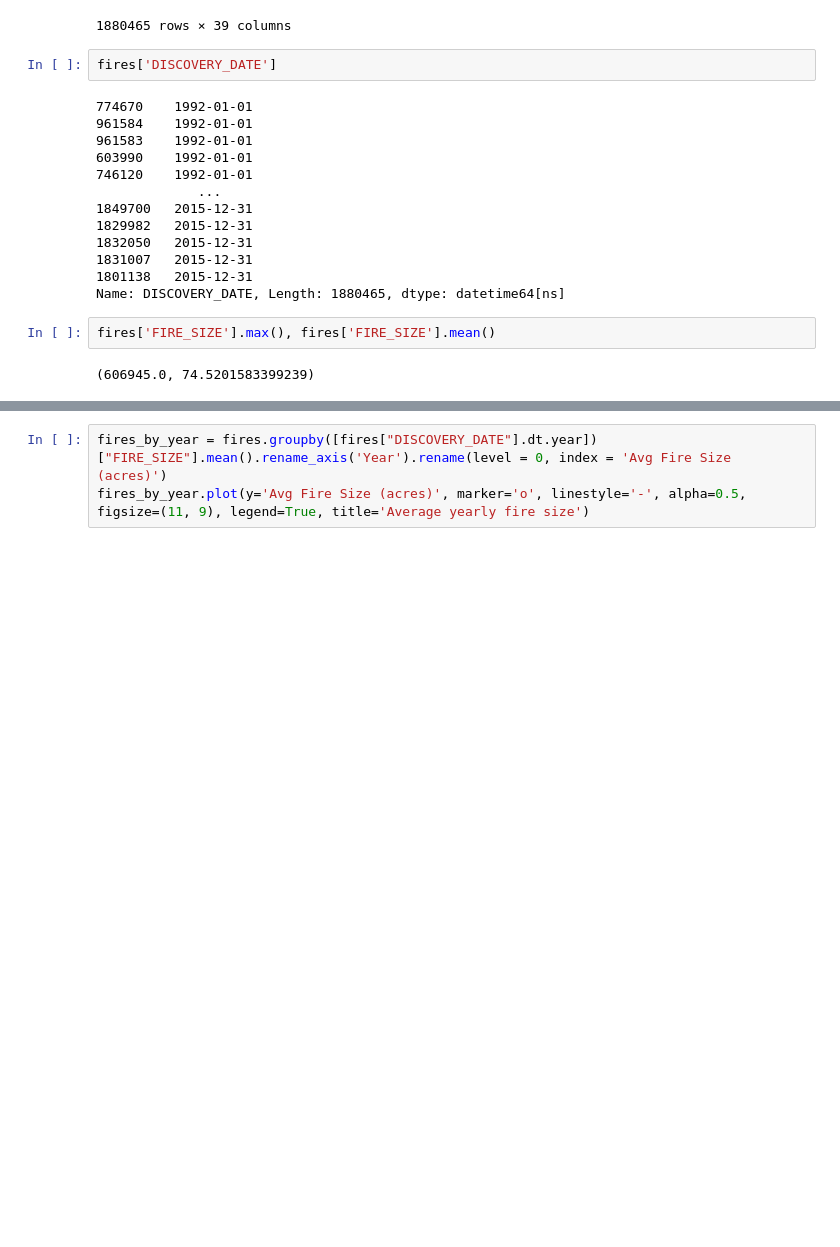
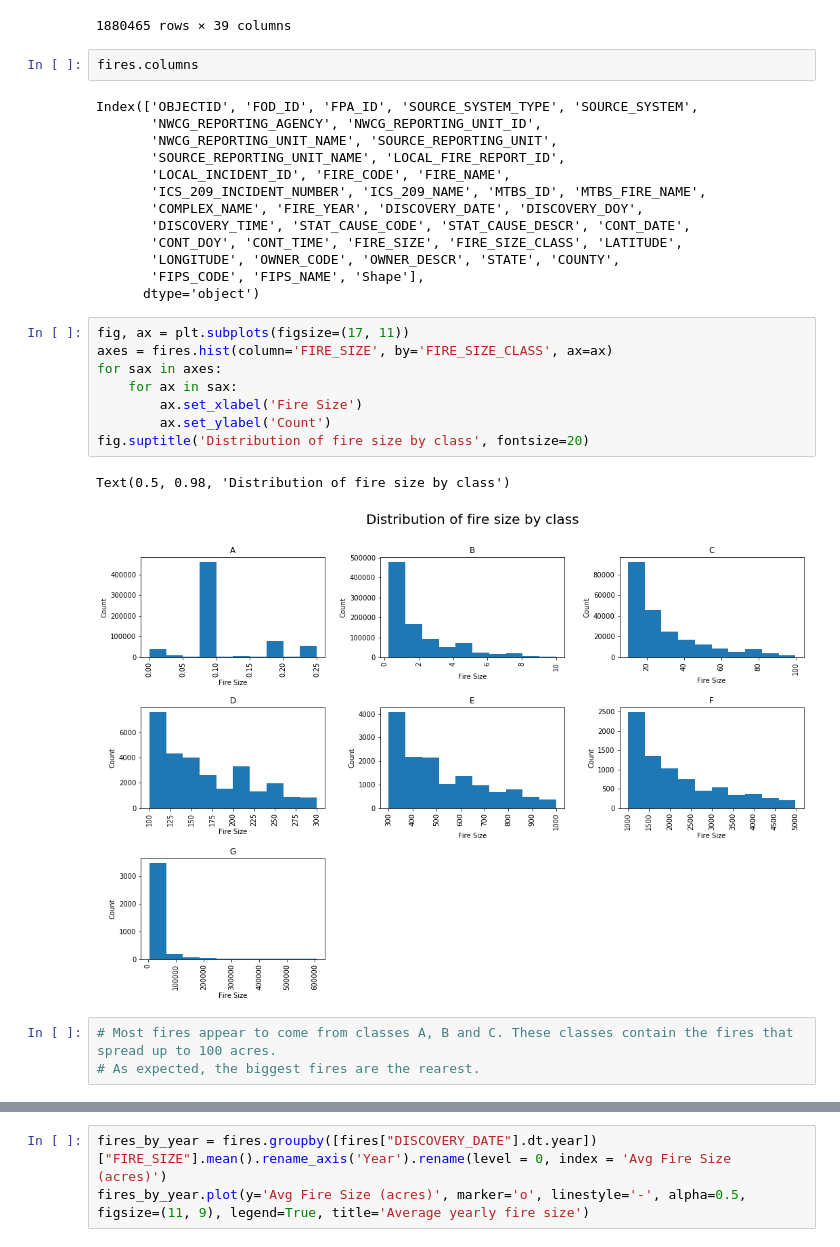
Before and after one commit to mcmarius/InformationVisualization, a Jupyter notebook: Timeseries.ipynb, the cells around one changed output, grey strips where cells are left out. Saved outputs shown, nothing was run; the diff lists cells and outputs as text; blank space fills up the shorter version.

```diff
--- a/Timeseries.ipynb
+++ b/Timeseries.ipynb
@@ -34,22 +34,32 @@ fires
 | 1801138 | 1801139 | 300213917 | W-688210 | FED | DOI-WFMI | BIA | ... |
 1880465 rows × 39 columns
 # %%
-fires['DISCOVERY_DATE']
+fires.columns
 # %% [output]
-774670    1992-01-01
-961584    1992-01-01
-961583    1992-01-01
-603990    1992-01-01
-746120    1992-01-01
-             ...
-1849700   2015-12-31
-1829982   2015-12-31
-1832050   2015-12-31
-1831007   2015-12-31
-1801138   2015-12-31
-Name: DISCOVERY_DATE, Length: 1880465, dtype: datetime64[ns]
+Index(['OBJECTID', 'FOD_ID', 'FPA_ID', 'SOURCE_SYSTEM_TYPE', 'SOURCE_SYSTEM',
+       'NWCG_REPORTING_AGENCY', 'NWCG_REPORTING_UNIT_ID',
+       'NWCG_REPORTING_UNIT_NAME', 'SOURCE_REPORTING_UNIT',
+       'SOURCE_REPORTING_UNIT_NAME', 'LOCAL_FIRE_REPORT_ID',
+       'LOCAL_INCIDENT_ID', 'FIRE_CODE', 'FIRE_NAME',
+       'ICS_209_INCIDENT_NUMBER', 'ICS_209_NAME', 'MTBS_ID', 'MTBS_FIRE_NAME',
+       'COMPLEX_NAME', 'FIRE_YEAR', 'DISCOVERY_DATE', 'DISCOVERY_DOY',
+       'DISCOVERY_TIME', 'STAT_CAUSE_CODE', 'STAT_CAUSE_DESCR', 'CONT_DATE',
+       'CONT_DOY', 'CONT_TIME', 'FIRE_SIZE', 'FIRE_SIZE_CLASS', 'LATITUDE',
+       'LONGITUDE', 'OWNER_CODE', 'OWNER_DESCR', 'STATE', 'COUNTY',
+       'FIPS_CODE', 'FIPS_NAME', 'Shape'],
+      dtype='object')
-# %%
-fires['FIRE_SIZE'].max(), fires['FIRE_SIZE'].mean()
-# %% [output]
-(606945.0, 74.5201583399239)
+# %%
+fig, ax = plt.subplots(figsize=(17, 11))
+axes = fires.hist(column='FIRE_SIZE', by='FIRE_SIZE_CLASS', ax=ax)
+for sax in axes:
+    for ax in sax:
+        ax.set_xlabel('Fire Size')
+        ax.set_ylabel('Count')
+fig.suptitle('Distribution of fire size by class', fontsize=20)
+# %% [output]
+Text(0.5, 0.98, 'Distribution of fire size by class')
+[figure, added]
+# %%
+# Most fires appear to come from classes A, B and C. These classes contain the fires that spread up to 100 acres.
+# As expected, the biggest fires are the rearest.
 # %%
```
Also changed, not shown: parts of 8 cells of this notebook.
